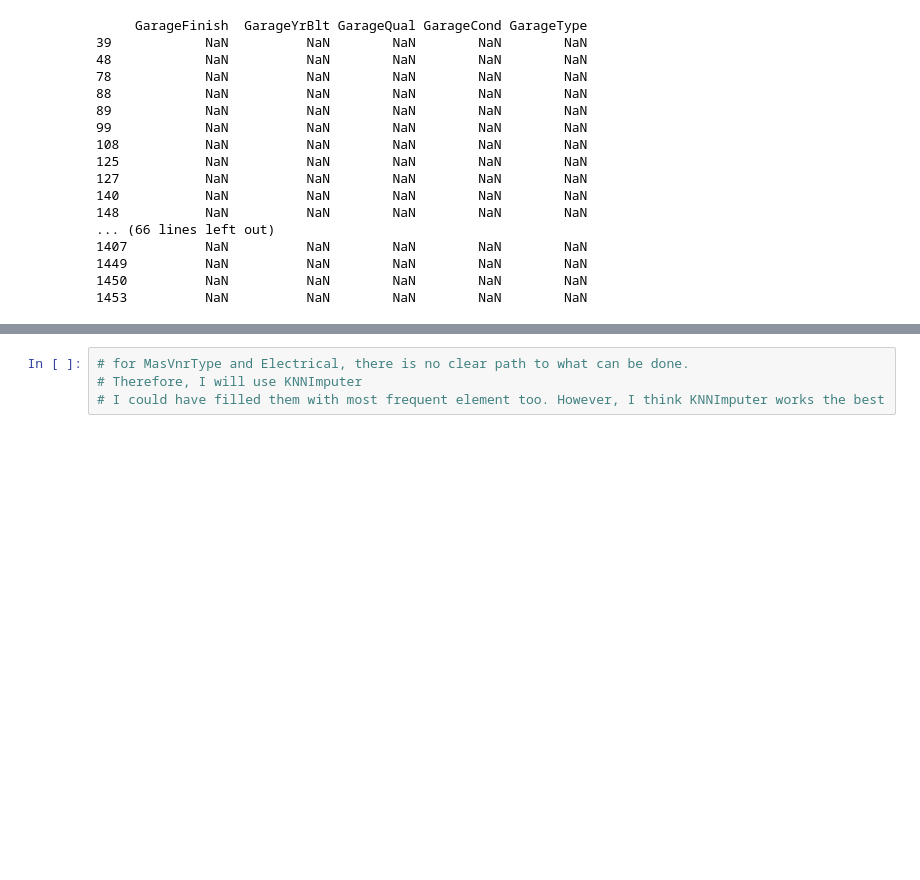
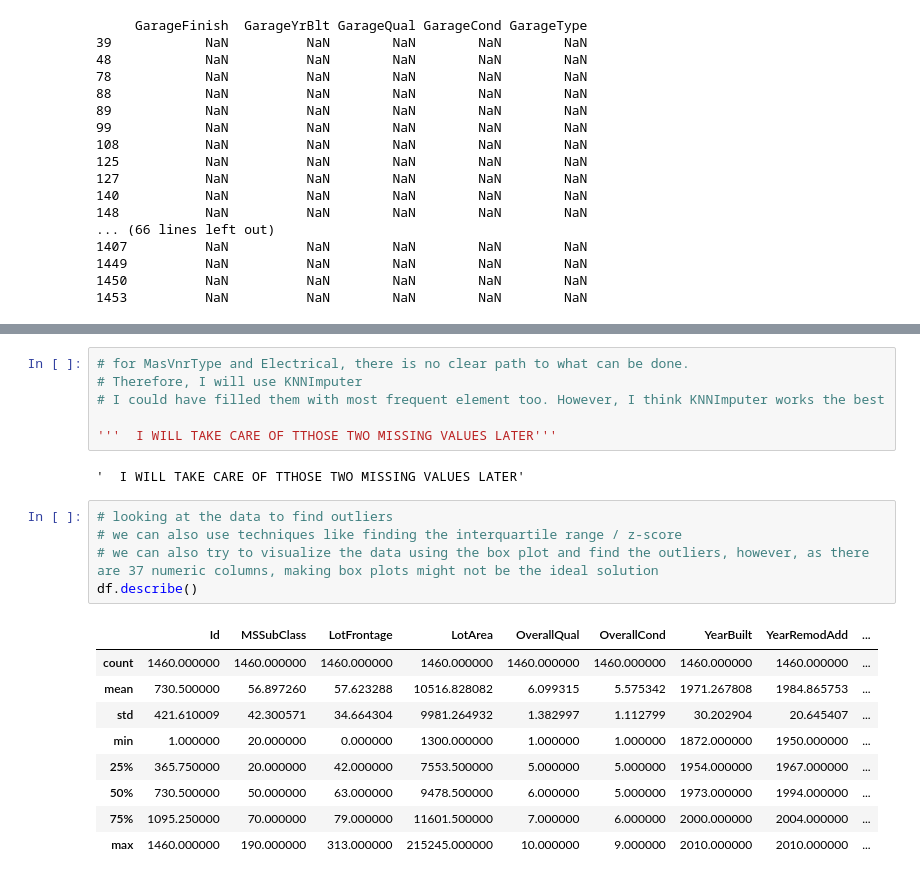
Before and after one commit to TheRohanVerma/DataScience_KaggleCompetitions, a Jupyter notebook: HousePrices/house_prices.ipynb, the cells around one changed output, grey strips where cells are left out. Saved outputs shown, nothing was run; the diff lists cells and outputs as text; blank space fills up the shorter version.

```diff
--- a/HousePrices/house_prices.ipynb
+++ b/HousePrices/house_prices.ipynb
@@ -121,3 +121,22 @@ Electrical    1
 # for MasVnrType and Electrical, there is no clear path to what can be done.
 # Therefore, I will use KNNImputer
 # I could have filled them with most frequent element too. However, I think KNNImputer works the best
+
+'''  I WILL TAKE CARE OF TTHOSE TWO MISSING VALUES LATER'''
+# %% [output]
+'  I WILL TAKE CARE OF TTHOSE TWO MISSING VALUES LATER'
+# %%
+# looking at the data to find outliers
+# we can also use techniques like finding the interquartile range / z-score
+# we can also try to visualize the data using the box plot and find the outliers, however, as there are 37 numeric columns, making box plots might not be the ideal solution
+df.describe()
+# %% [output]
+|  | Id | MSSubClass | LotFrontage | LotArea | OverallQual | OverallCond | YearBuilt | YearRemodAdd | ... |
+| count | 1460.000000 | 1460.000000 | 1460.000000 | 1460.000000 | 1460.000000 | 1460.000000 | 1460.000000 | 1460.000000 | ... |
+| mean | 730.500000 | 56.897260 | 57.623288 | 10516.828082 | 6.099315 | 5.575342 | 1971.267808 | 1984.865753 | ... |
+| std | 421.610009 | 42.300571 | 34.664304 | 9981.264932 | 1.382997 | 1.112799 | 30.202904 | 20.645407 | ... |
+| min | 1.000000 | 20.000000 | 0.000000 | 1300.000000 | 1.000000 | 1.000000 | 1872.000000 | 1950.000000 | ... |
+| 25% | 365.750000 | 20.000000 | 42.000000 | 7553.500000 | 5.000000 | 5.000000 | 1954.000000 | 1967.000000 | ... |
+| 50% | 730.500000 | 50.000000 | 63.000000 | 9478.500000 | 6.000000 | 5.000000 | 1973.000000 | 1994.000000 | ... |
+| 75% | 1095.250000 | 70.000000 | 79.000000 | 11601.500000 | 7.000000 | 6.000000 | 2000.000000 | 2004.000000 | ... |
+| max | 1460.000000 | 190.000000 | 313.000000 | 215245.000000 | 10.000000 | 9.000000 | 2010.000000 | 2010.000000 | ... |
```
Also changed, not shown: parts of 13 cells of this notebook.
